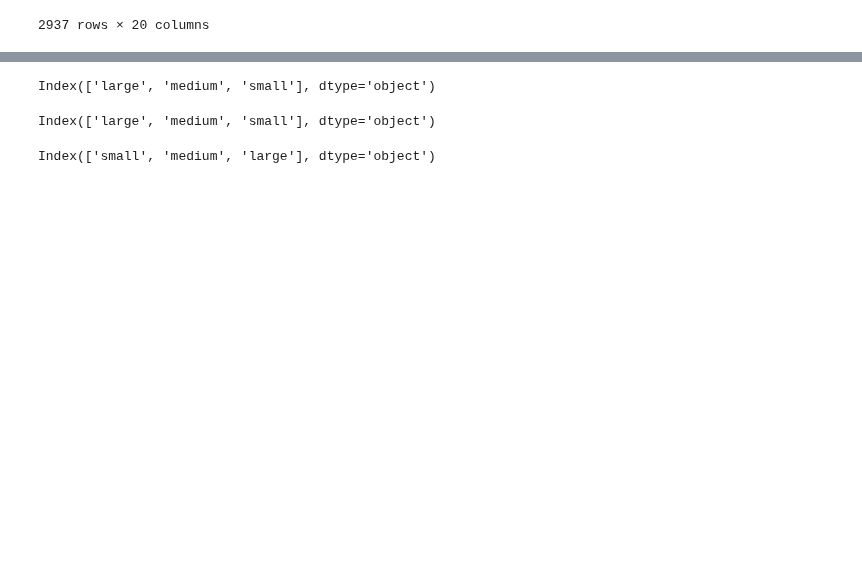
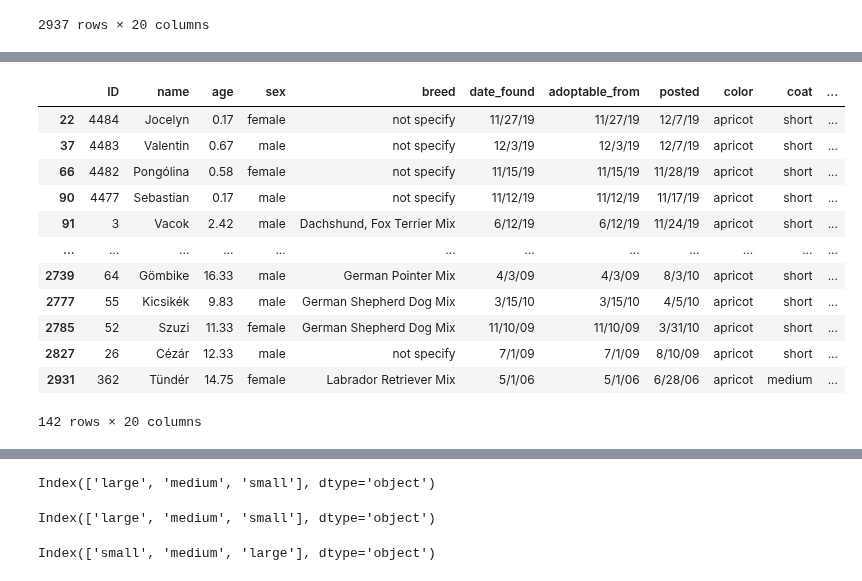
Before and after one commit to TeslimAdeyanju/studynote1-Python-for-Finance-Data-Science-My-Learning-Journey, a Jupyter notebook: python-datacamp/python_data_camp_note/11-Categorical Data Analysis/Chapter-11.ipynb, the cells around one changed output, grey strips where cells are left out. Saved outputs shown, nothing was run; the diff lists cells and outputs as text; code cells hidden in the pictures; blank space fills up the shorter version.

```diff
--- a/python-datacamp/python_data_camp_note/11-Categorical Data Analysis/Chapter-11.ipynb
+++ b/python-datacamp/python_data_camp_note/11-Categorical Data Analysis/Chapter-11.ipynb
@@ -592,0 +608,16 @@ dogs
+# %%
+dogs[dogs['color'].str.startswith('a')]
+# %% [output]
+|  | ID | name | age | sex | breed | date_found | adoptable_from | posted | color | coat | ... |
+| 22 | 4484 | Jocelyn | 0.17 | female | not specify | 11/27/19 | 11/27/19 | 12/7/19 | apricot | short | ... |
+| 37 | 4483 | Valentin | 0.67 | male | not specify | 12/3/19 | 12/3/19 | 12/7/19 | apricot | short | ... |
+| 66 | 4482 | Pongólina | 0.58 | female | not specify | 11/15/19 | 11/15/19 | 11/28/19 | apricot | short | ... |
+| 90 | 4477 | Sebastian | 0.17 | male | not specify | 11/12/19 | 11/12/19 | 11/17/19 | apricot | short | ... |
+| 91 | 3 | Vacok | 2.42 | male | Dachshund, Fox Terrier Mix | 6/12/19 | 6/12/19 | 11/24/19 | apricot | short | ... |
+| ... | ... | ... | ... | ... | ... | ... | ... | ... | ... | ... | ... |
+| 2739 | 64 | Gömbike | 16.33 | male | German Pointer Mix | 4/3/09 | 4/3/09 | 8/3/10 | apricot | short | ... |
+| 2777 | 55 | Kicsikék | 9.83 | male | German Shepherd Dog Mix | 3/15/10 | 3/15/10 | 4/5/10 | apricot | short | ... |
+| 2785 | 52 | Szuzi | 11.33 | female | German Shepherd Dog Mix | 11/10/09 | 11/10/09 | 3/31/10 | apricot | short | ... |
+| 2827 | 26 | Cézár | 12.33 | male | not specify | 7/1/09 | 7/1/09 | 8/10/09 | apricot | short | ... |
+| 2931 | 362 | Tündér | 14.75 | female | Labrador Retriever Mix | 5/1/06 | 5/1/06 | 6/28/06 | apricot | medium | ... |
+142 rows × 20 columns
```
Also changed, not shown: parts of 13 cells of this notebook.
